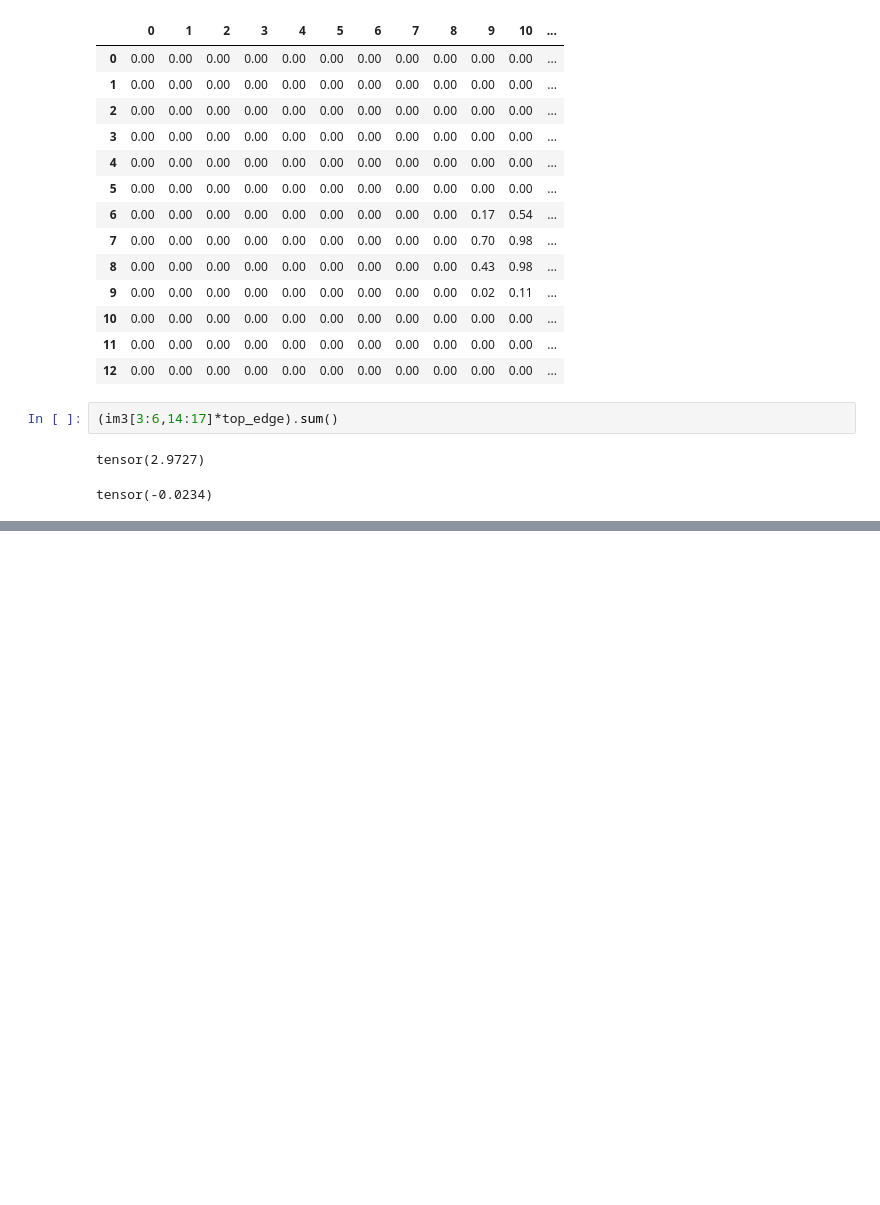
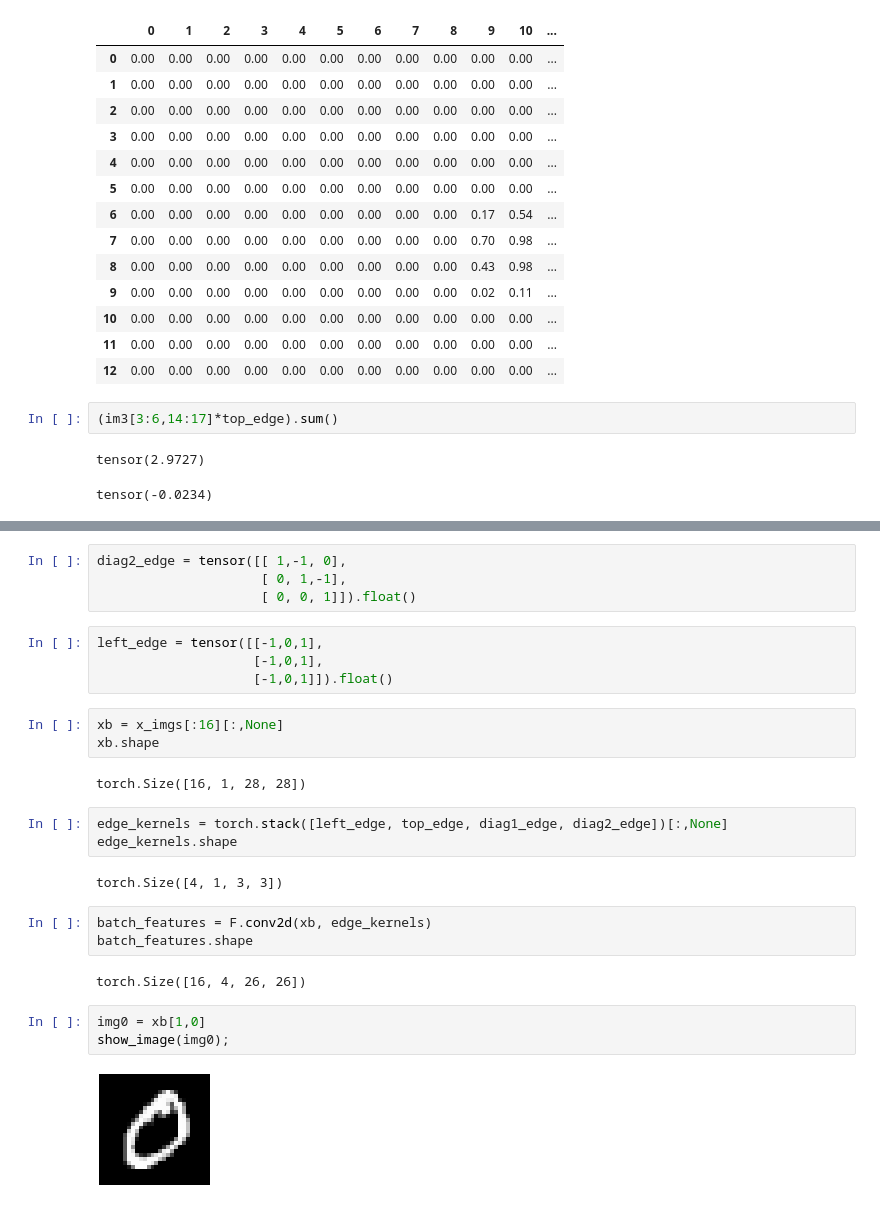
Before and after one commit to me-tao/part2, a Jupyter notebook: 07_convolutions.ipynb, the cells around one changed output, grey strips where cells are left out. Saved outputs shown, nothing was run; the diff lists cells and outputs as text; blank space fills up the shorter version.

```diff
--- a/07_convolutions.ipynb
+++ b/07_convolutions.ipynb
@@ -84,0 +129,28 @@ RuntimeError: The size of tensor a (28) must match the size of tensor b (3) at n
+# %%
+diag2_edge = tensor([[ 1,-1, 0],
+                     [ 0, 1,-1],
+                     [ 0, 0, 1]]).float()
+# %%
+left_edge = tensor([[-1,0,1],
+                    [-1,0,1],
+                    [-1,0,1]]).float()
+# %%
+xb = x_imgs[:16][:,None]
+xb.shape
+# %% [output]
+torch.Size([16, 1, 28, 28])
+# %%
+edge_kernels = torch.stack([left_edge, top_edge, diag1_edge, diag2_edge])[:,None]
+edge_kernels.shape
+# %% [output]
+torch.Size([4, 1, 3, 3])
+# %%
+batch_features = F.conv2d(xb, edge_kernels)
+batch_features.shape
+# %% [output]
+torch.Size([16, 4, 26, 26])
+# %%
+img0 = xb[1,0]
+show_image(img0);
+# %% [output]
+[figure, added]
```
Also changed, not shown: parts of 23 cells of this notebook, 1 other file.
